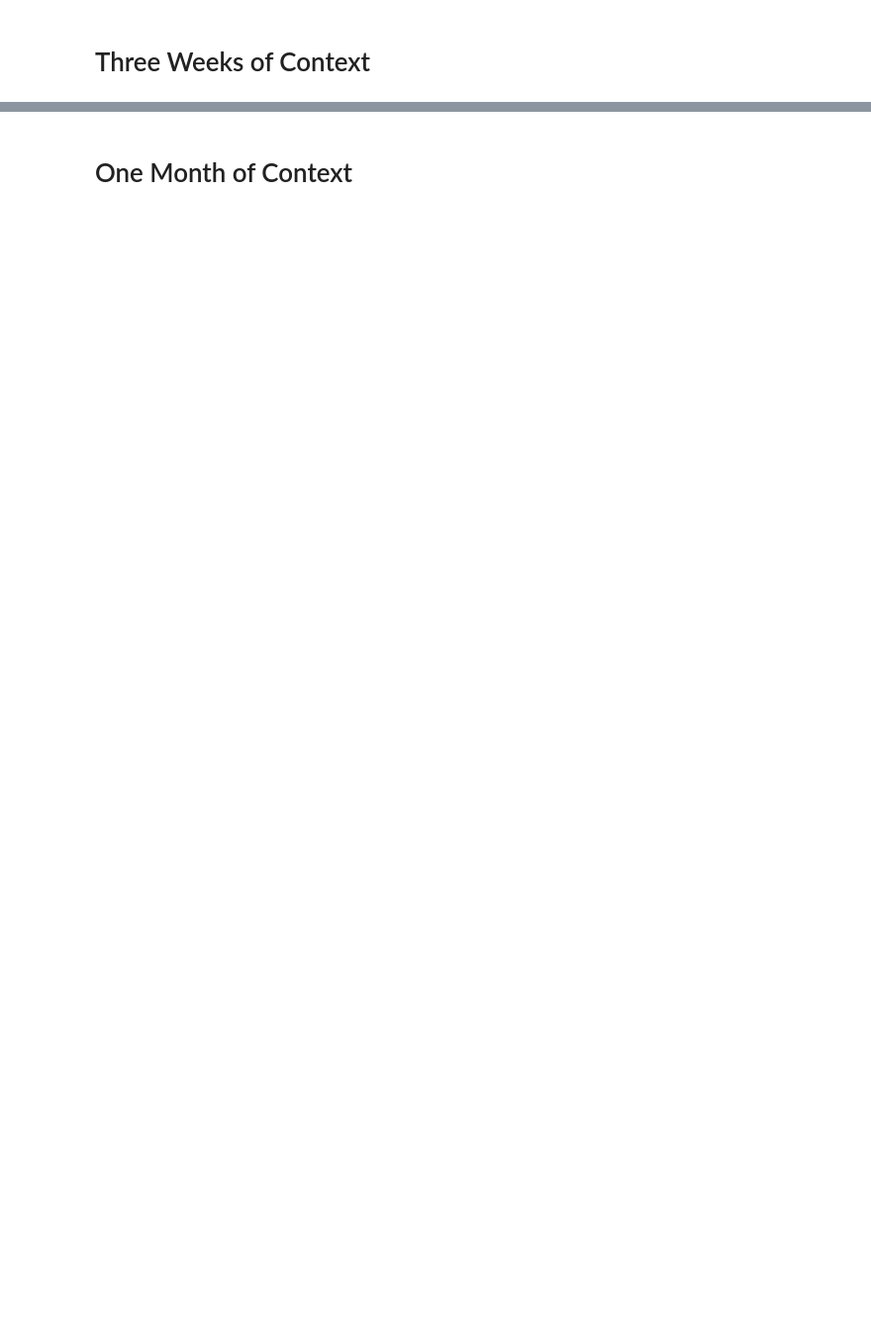
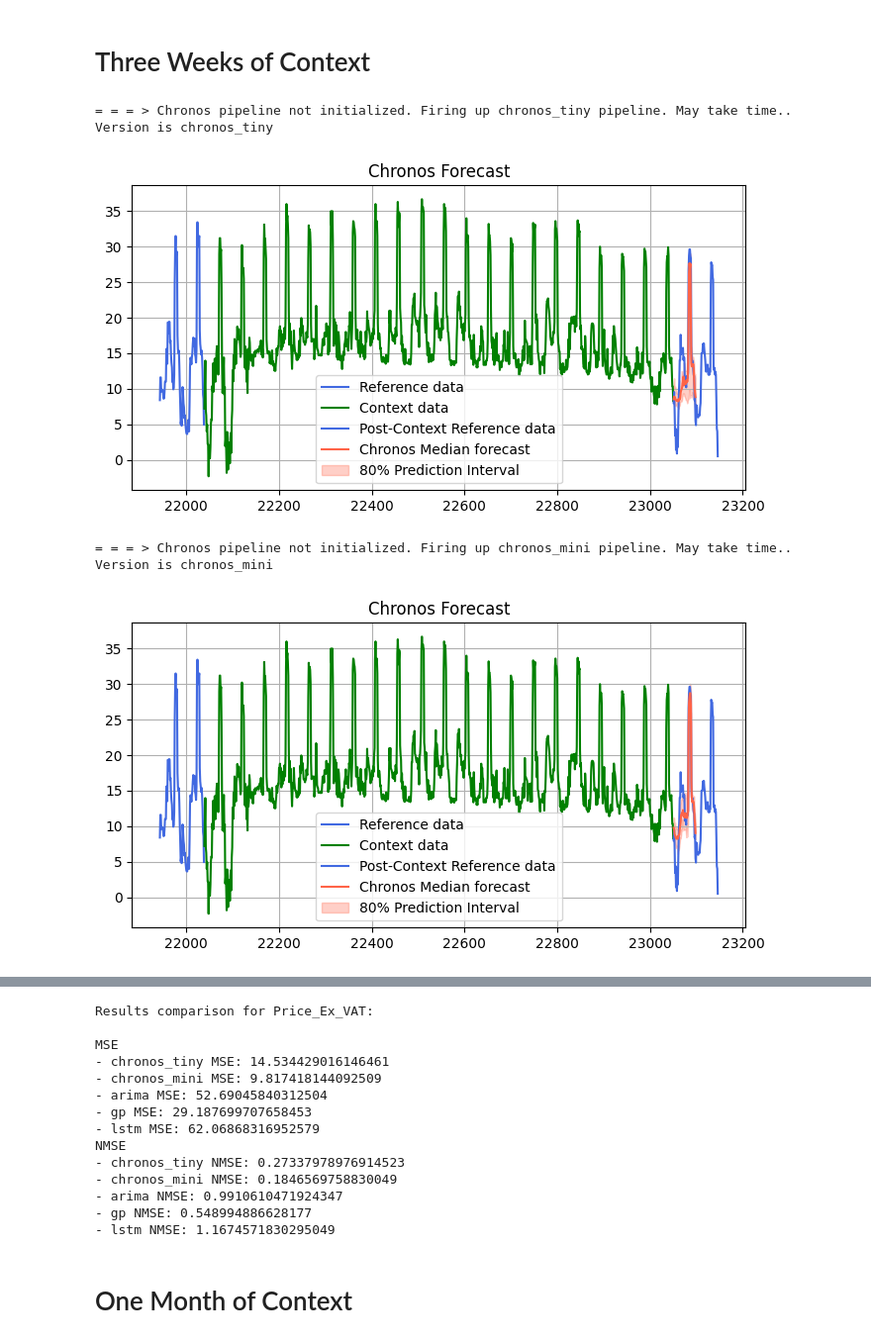
Before and after one commit to williamrodz/llm_for_ts_electricity_prices_forecasting, a Jupyter notebook: half_hourly_prices_forecasting.ipynb, the cells around one changed output, grey strips where cells are left out. Shown at 99% size. Saved outputs shown, nothing was run; the diff lists cells and outputs as text; code cells hidden in the pictures; blank space fills up the shorter version.

```diff
--- a/half_hourly_prices_forecasting.ipynb
+++ b/half_hourly_prices_forecasting.ipynb
@@ -134,6 +188,13 @@ _ = utils.compare_prediction_methods(half_hourly_prices,data_column, date_column
 # %%
 start_date = '2024-01-01'
 end_date = '2024-01-22'
 prediction_length = 48
 
-_ = utils.compare_prediction_methods(half_hourly_prices,data_column, date_column,start_date,end_date,prediction_length)
+_ = utils.compare_prediction_methods(half_hourly_prices,data_column, date_column,start_date,end_date,prediction_length,methods=['chronos_tiny','chronos_mini','arima','gp','lstm'])
+# %% [output]
+= = = > Chronos pipeline not initialized. Firing up chronos_tiny pipeline. May take time..
+Version is chronos_tiny
+[figure, added]
+= = = > Chronos pipeline not initialized. Firing up chronos_mini pipeline. May take time..
+Version is chronos_mini
+[figure, added]
@@ -140,3 +204,17 @@ _ = utils.compare_prediction_methods(half_hourly_prices,data_column, date_column
+Results comparison for Price_Ex_VAT:
+
+MSE
+- chronos_tiny MSE: 14.534429016146461
+- chronos_mini MSE: 9.817418144092509
+- arima MSE: 52.69045840312504
+- gp MSE: 29.187699707658453
+- lstm MSE: 62.06868316952579
+NMSE
+- chronos_tiny NMSE: 0.27337978976914523
+- chronos_mini NMSE: 0.1846569758830049
+- arima NMSE: 0.9910610471924347
+- gp NMSE: 0.548994886628177
+- lstm NMSE: 1.1674571830295049
 # %% [markdown]
 # One Month of Context
 # %%
```
Also changed, not shown: parts of 8 cells of this notebook, 4 other files.
